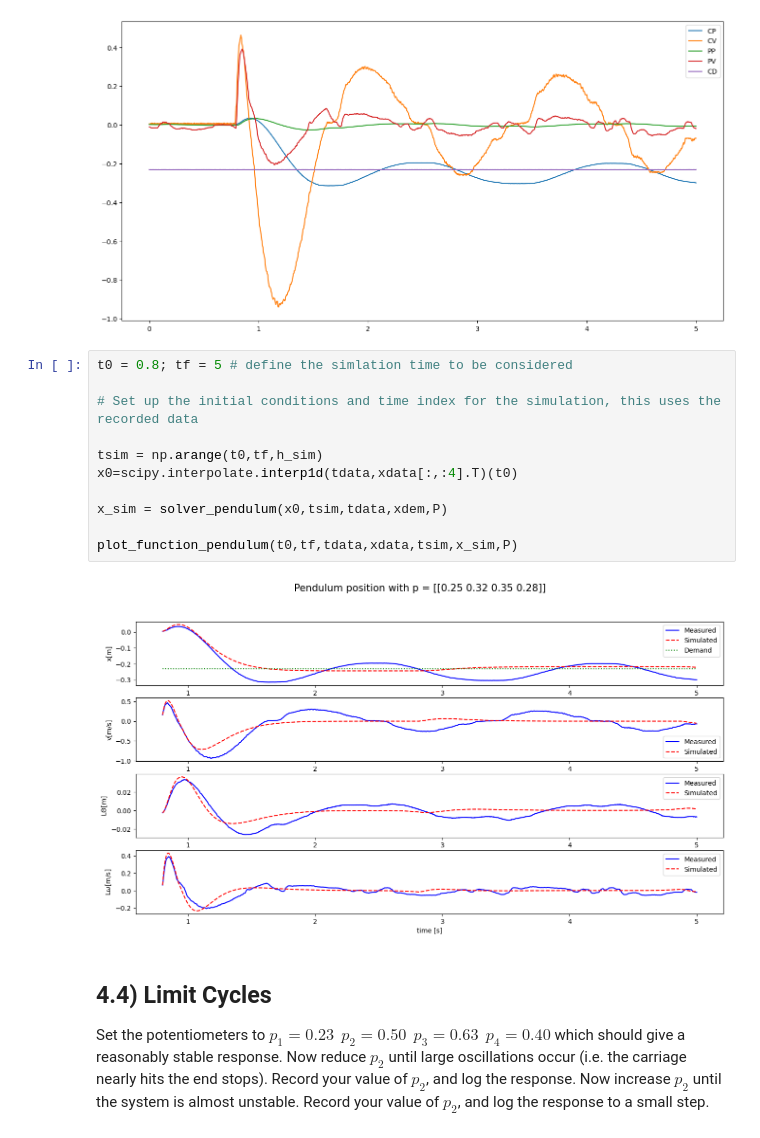
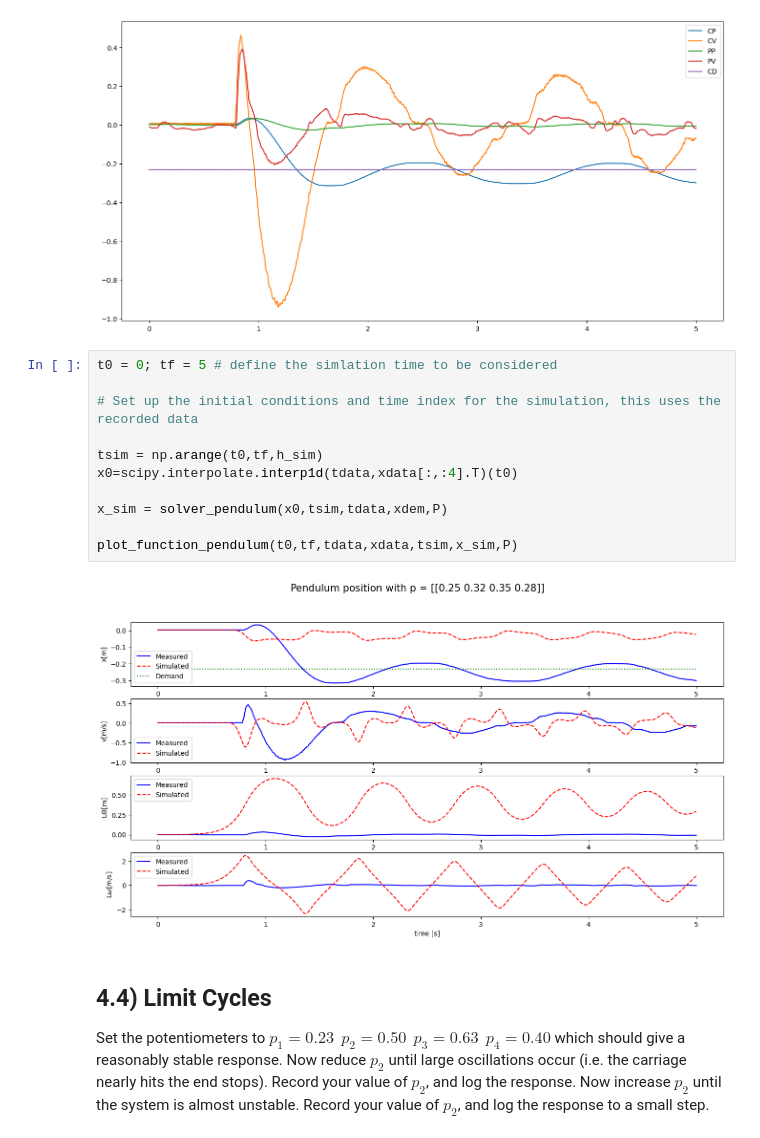
Before and after one commit to OliverJiang2025/Cambridge_Engineering_Coursework, a Jupyter notebook: 3F2_lab/3F2-Exp-Notebook.ipynb, the cells around one changed output. Saved outputs shown, nothing was run; the diff lists cells and outputs as text.

```diff
--- a/3F2_lab/3F2-Exp-Notebook.ipynb
+++ b/3F2_lab/3F2-Exp-Notebook.ipynb
@@ -516,18 +520,18 @@ plt.legend(['CP','CV','PP','PV','CD']);
 # %% [output]
 [figure]
 # %%
-t0 = 0.8; tf = 5 # define the simlation time to be considered
+t0 = 0; tf = 5 # define the simlation time to be considered
 
 # Set up the initial conditions and time index for the simulation, this uses the recorded data
 
 tsim = np.arange(t0,tf,h_sim)
 x0=scipy.interpolate.interp1d(tdata,xdata[:,:4].T)(t0)
 
 x_sim = solver_pendulum(x0,tsim,tdata,xdem,P)
 
 plot_function_pendulum(t0,tf,tdata,xdata,tsim,x_sim,P)
 # %% [output]
-[figure, old version]
+[figure, new version]
 # %% [markdown]
 ## 4.4) Limit Cycles
 Set the potentiometers to $p_1 = 0.23 \ \ p_2 = 0.50 \ \ p_3 = 0.63 \ \ p_4 = 0.40$ which should give a reasonably stable response. Now reduce $p_2$ until large oscillations occur (i.e. the carriage nearly hits the end stops). Record your value of $p_2$, and log the response.  Now increase $p_2$ until the system is almost unstable. Record your value of $p_2$, and log the response to a small step.
```
Also changed, not shown: parts of 9 cells of this notebook.
